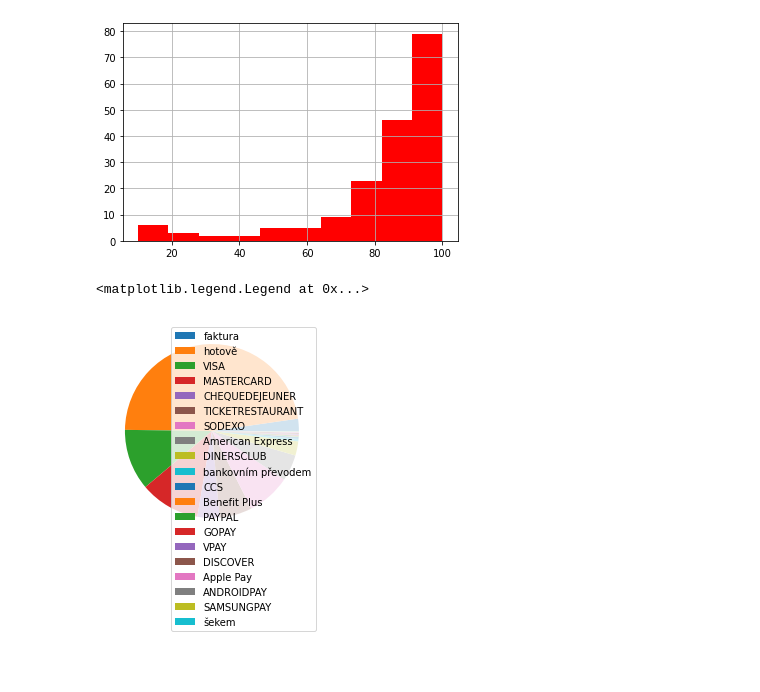
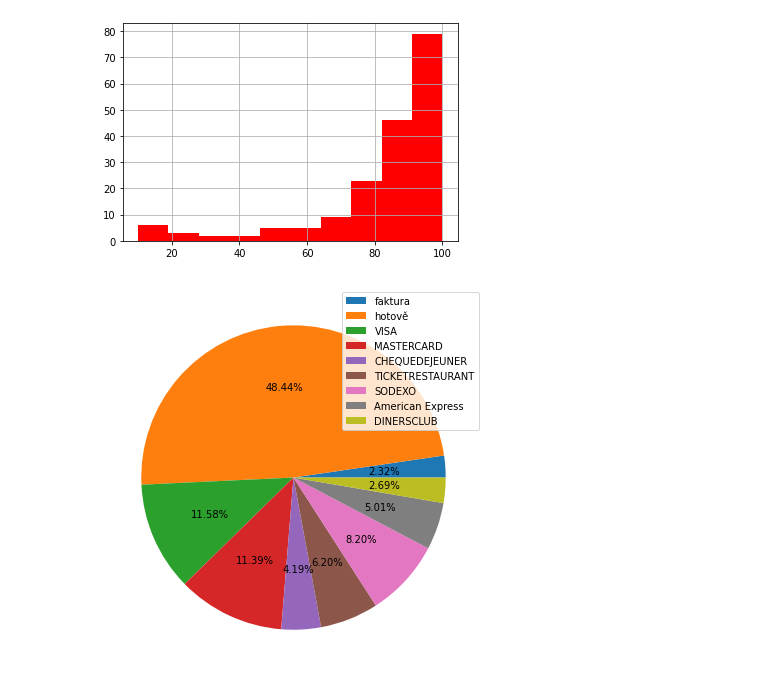
Before and after one commit to Matyas-Mattanelli/Webscraper-Zlate-Stranky, a Jupyter notebook: data_inspection_zlatestranky.ipynb, the cells around one changed output. Saved outputs shown, nothing was run; the diff lists cells and outputs as text; code cells hidden in the pictures; blank space fills up the shorter version.

Commit message:
Adding some plots, pointing out issues with the data set

```diff
--- a/data_inspection_zlatestranky.ipynb
+++ b/data_inspection_zlatestranky.ipynb
@@ -98,3 +98,5 @@ df[df.district=='Praha 31']
 #There is a "Praha 310" at the beginning of the address => need to resolve in Restaurant.py
 #https://www.zlatestranky.cz/profil/H1799130
 'Praha 310, 118 00 Praha 1-Hradčany'
+#For now we can just change it to Praha 1
+df.district.replace('Praha 31','Praha 1',inplace=True)
@@ -230,10 +239,12 @@ for payment_method in df.payment_methods:
         pass
     else:
         payment_methods.append(payment_method) #if it is a single value, we append it
+# %%
+payment_methods_counts=Counter(payment_methods)
+payment_methods_counts_filtered={key:value for key, value in payment_methods_counts.items() if value>=10} #Filtering out low values
 # %%
-payment_methods_counts=Counter(payment_methods)
-payment_methods_pie=plt.pie(payment_methods_counts.values(),labels=payment_methods_counts.keys(),labeldistance=None)
-plt.legend()
+fig_size=plt.figure(figsize=(7,7))
+payment_methods_pie=plt.pie(payment_methods_counts_filtered.values(),labels=payment_methods_counts_filtered.keys(),labeldistance=None, autopct='%1.2f%%')
+legend=plt.legend()
 # %% [output]
-<matplotlib.legend.Legend at 0x...>
-[figure, old version]
+[figure, new version]
```
Also changed, not shown: parts of 13 cells of this notebook.
